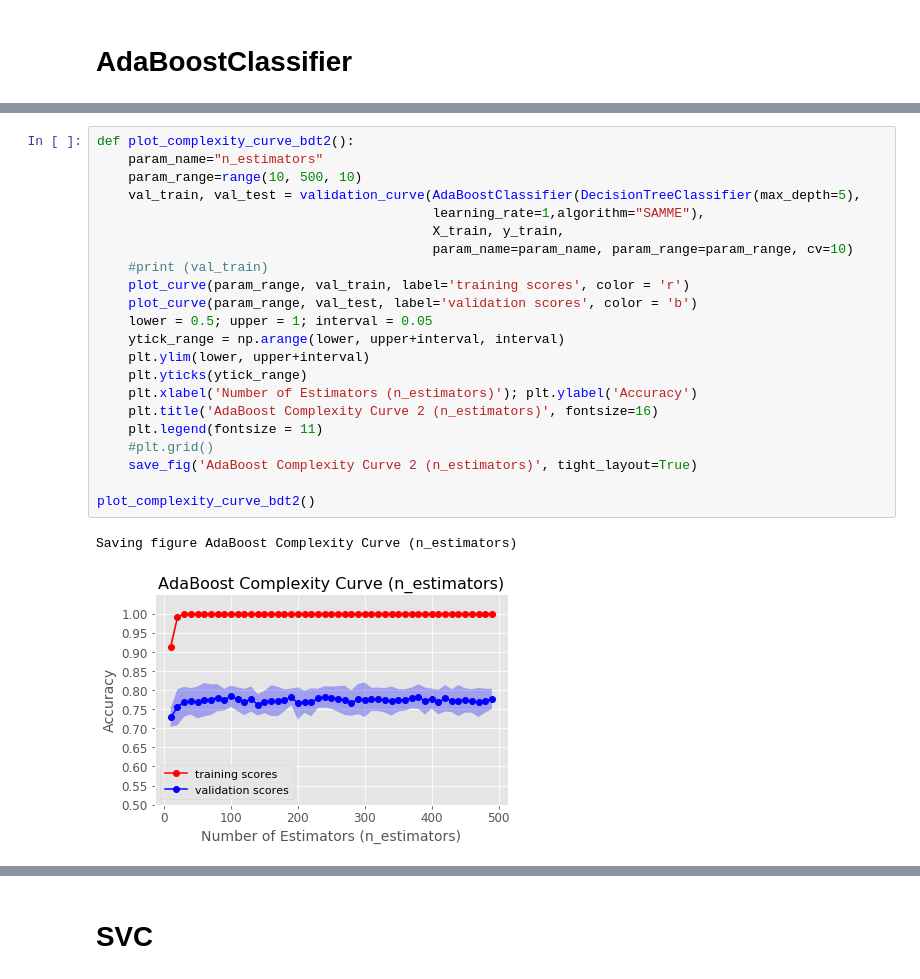
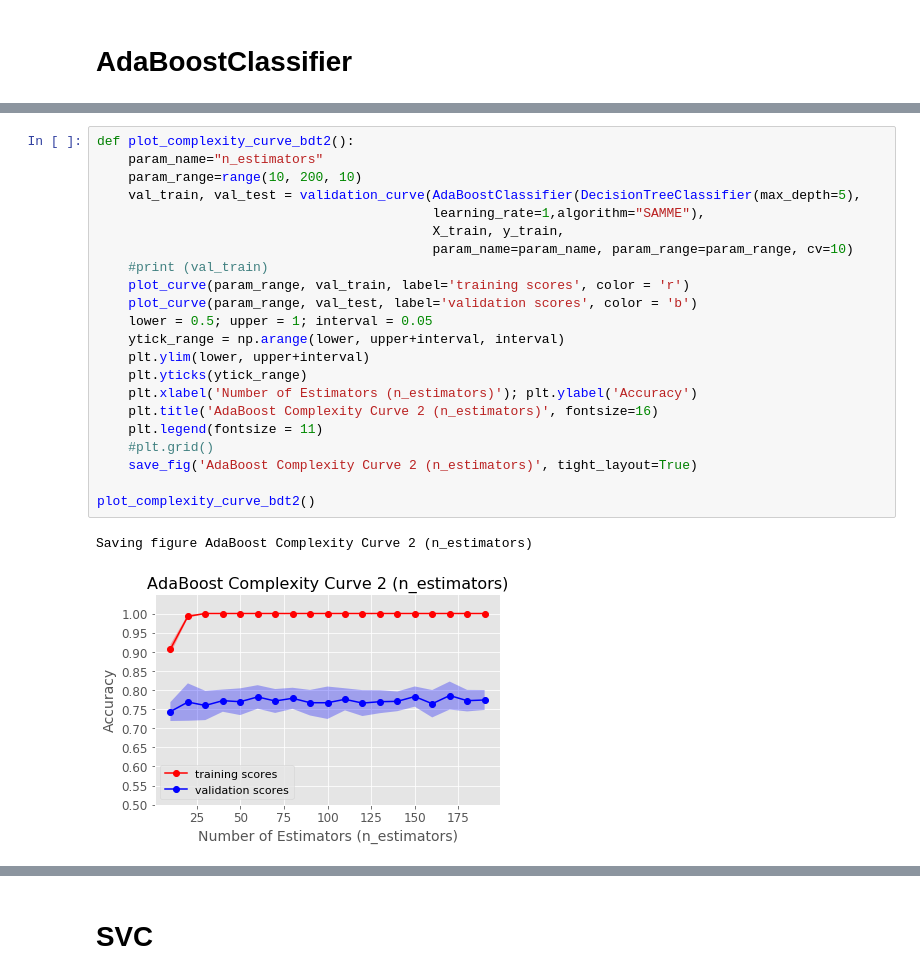
Before and after one commit to wanlipu/dsmain, a Jupyter notebook: machine_learning/classification-final-1.ipynb, the cells around one changed output, grey strips where cells are left out. Drawn from its saved outputs; the diff is of its cells as text.

```diff
--- a/machine_learning/classification-final-1.ipynb
+++ b/machine_learning/classification-final-1.ipynb
@@ -442,28 +442,28 @@ Saving figure AdaBoost Complexity Curve (Tree Depth)
 # %%
 def plot_complexity_curve_bdt2():
     param_name="n_estimators"
-    param_range=range(10, 500, 10)
+    param_range=range(10, 200, 10)
     val_train, val_test = validation_curve(AdaBoostClassifier(DecisionTreeClassifier(max_depth=5),
                                            learning_rate=1,algorithm="SAMME"),
                                            X_train, y_train,
                                            param_name=param_name, param_range=param_range, cv=10)
     #print (val_train)
     plot_curve(param_range, val_train, label='training scores', color = 'r')
     plot_curve(param_range, val_test, label='validation scores', color = 'b')
     lower = 0.5; upper = 1; interval = 0.05
     ytick_range = np.arange(lower, upper+interval, interval)
     plt.ylim(lower, upper+interval)
     plt.yticks(ytick_range)
     plt.xlabel('Number of Estimators (n_estimators)'); plt.ylabel('Accuracy')
     plt.title('AdaBoost Complexity Curve 2 (n_estimators)', fontsize=16)
     plt.legend(fontsize = 11)
     #plt.grid()
     save_fig('AdaBoost Complexity Curve 2 (n_estimators)', tight_layout=True)
 
 plot_complexity_curve_bdt2()
 # %% [output]
-Saving figure AdaBoost Complexity Curve (n_estimators)
+Saving figure AdaBoost Complexity Curve 2 (n_estimators)
-[figure, old version]
+[figure, new version]
 # %%
 def plot_learning_curve_bdt():
     train_sizes = np.linspace(0.05, 1, 20)
```
Also changed, not shown: parts of 20 cells of this notebook, 37 other files.
